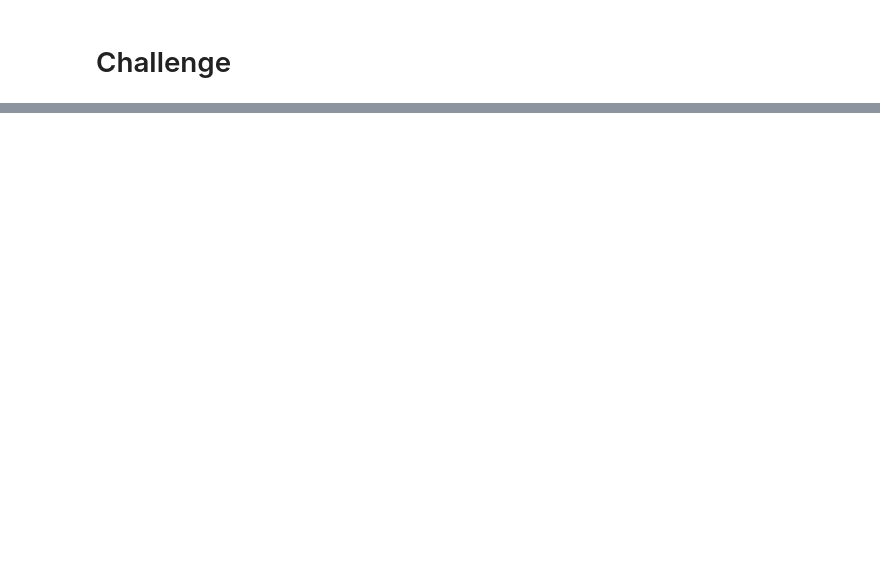
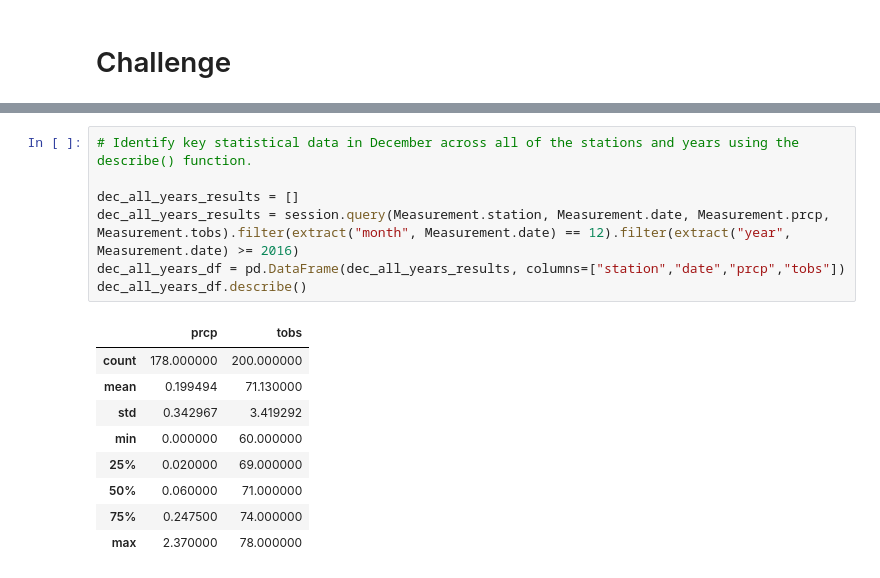
Before and after one commit to jgrotenhuis/surfs_up, a Jupyter notebook: climate_analysis.ipynb, the cells around one changed output, grey strips where cells are left out. Saved outputs shown, nothing was run; the diff lists cells and outputs as text; blank space fills up the shorter version.

```diff
--- a/climate_analysis.ipynb
+++ b/climate_analysis.ipynb
@@ -124,0 +140,17 @@ plt.tight_layout()
+# %%
+# Identify key statistical data in December across all of the stations and years using the describe() function.
+
+dec_all_years_results = []
+dec_all_years_results = session.query(Measurement.station, Measurement.date, Measurement.prcp, Measurement.tobs).filter(extract("month", Measurement.date) == 12).filter(extract("year", Measurement.date) >= 2016)
+dec_all_years_df = pd.DataFrame(dec_all_years_results, columns=["station","date","prcp","tobs"])
+dec_all_years_df.describe()
+# %% [output]
+|  | prcp | tobs |
+| count | 178.000000 | 200.000000 |
+| mean | 0.199494 | 71.130000 |
+| std | 0.342967 | 3.419292 |
+| min | 0.000000 | 60.000000 |
+| 25% | 0.020000 | 69.000000 |
+| 50% | 0.060000 | 71.000000 |
+| 75% | 0.247500 | 74.000000 |
+| max | 2.370000 | 78.000000 |
```
Also changed, not shown: parts of 5 cells of this notebook, 1 other file.
